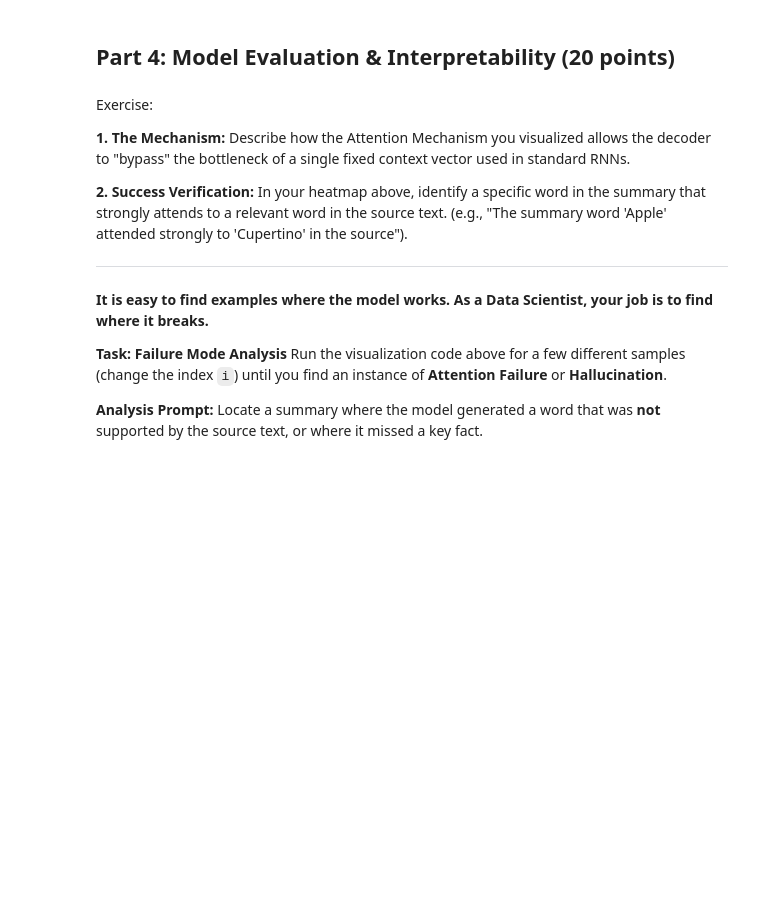
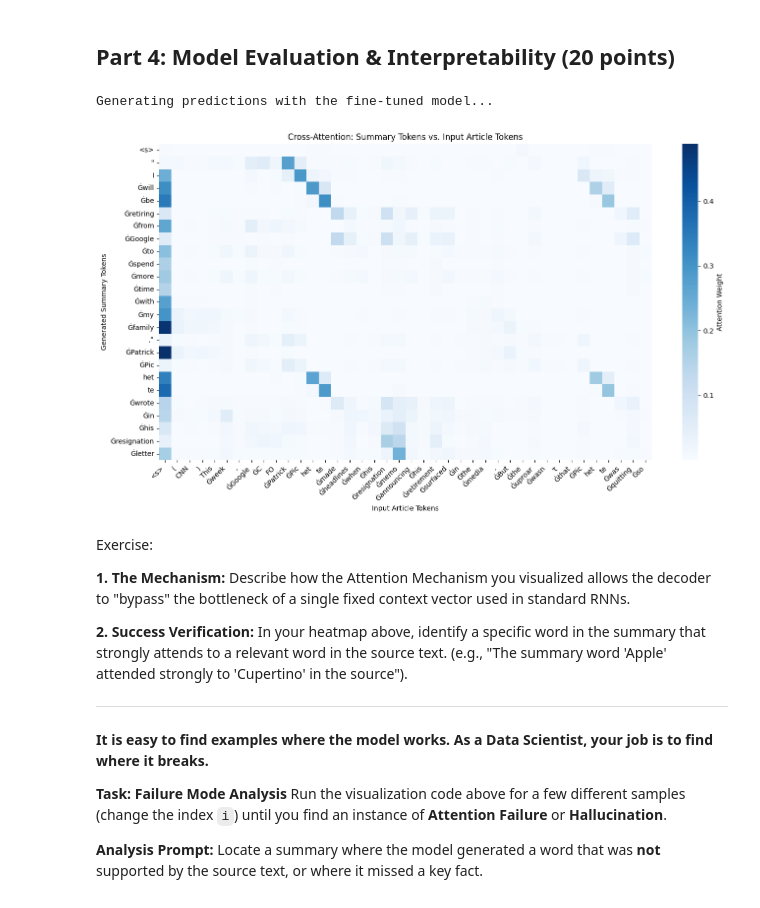
Before and after one commit to rcwaterman/DSE6212, a Jupyter notebook: Module 5/Week_5_Assignment_Seq2Seq_Attention(Studentversion)-1.ipynb, the cells around one changed output. Drawn from its saved outputs; the diff is of its cells as text; code cells hidden in the pictures; blank space fills up the shorter version.

Commit message:
Module 5 analysis completed. Preliminary results requires model checkpoint loading and evaluation.

```diff
--- a/Module 5/Week_5_Assignment_Seq2Seq_Attention(Studentversion)-1.ipynb
+++ b/Module 5/Week_5_Assignment_Seq2Seq_Attention(Studentversion)-1.ipynb
@@ -64,0 +68,4 @@ def preprocess_function(examples):
+# %%
+from datasets import load_dataset
+
+raw_dataset = load_dataset("cnn_dailymail", "3.0.0")
@@ -139,3 +285,43 @@ Exercise:
 # Qualitative Analysis Blank:
 # "In my heatmap, when the model generated the word '____', it was
 # specifically attending to the input tokens '____' and '____'."
+# %%
+import pandas as pd
+import numpy as np
+
+
+print("Generating predictions with the fine-tuned model...")
+predictions = trainer.predict(val_tokenized)
+
+# Get just the prediction matrices
+preds = np.array(predictions.predictions)
+
+"""# If the model returned raw logits (3D array) instead of token IDs,
+# grab the most likely token ID using argmax.
+if len(preds.shape) == 3:
+    preds = np.argmax(preds, axis=-1)
+
+# Replace -100 with the actual pad_token_id
+preds = np.where(preds != -100, preds, tokenizer.pad_token_id)
+labels = np.where(predictions.label_ids != -100, predictions.label_ids, tokenizer.pad_token_id)
+"""
+# Decode the cleaned predictions and labels
+decoded_preds = tokenizer.batch_decode(preds, skip_special_tokens=True)
+decoded_labels = tokenizer.batch_decode(predictions.label_ids, skip_special_tokens=True)
+
+# 3. Calculate Fine-Tuned ROUGE Scores
+fine_tuned_results = rouge.compute(predictions=decoded_preds, references=decoded_labels, use_stemmer=True)
+
+# 4. Generate the Comparison Table
+# (Assuming lead_3_results and zero_shot_results variables are still in your memory from Part 2)
+data = {
+    "Model / Heuristic": ["Lead-3 Baseline", "Zero-Shot bart-base", "Fine-Tuned bart-base"],
+    "ROUGE-1": [lead_3_results['rouge1'], zero_shot_results['rouge1'], fine_tuned_results['rouge1']], # Replace with your actual previous R-1 if needed
+    "ROUGE-L": [lead_3_results['rouge1'], zero_shot_results['rougeL'], fine_tuned_results['rougeL']]
+}
+
+df_scores = pd.DataFrame(data)
+print("\n--- Final ROUGE Score Comparison ---")
+print(df_scores.to_string(index=False))
+# %% [output]
+Generating predictions with the fine-tuned model...
@@ -142,3 +372,30 @@ Exercise:
+# %%
+# ==================== Part 4: Attention Visualization ====================
+
+# 1. Select ONE article from your test set
+sample_article = raw_dataset["validation"]["article"][100]
+
+# 2. Get the attention matrix and tokens
+attention_weights, x_tokens, y_tokens = aggregate_cross_attention(model, tokenizer, sample_article, device)
+
+# 3. Plot the Heatmap
+# We limit to the first 25 generated tokens and first 40 input tokens to keep the chart readable
+plt.figure(figsize=(14, 8))
+sns.heatmap(
+    attention_weights[:25, :40],
+    xticklabels=x_tokens[:40],
+    yticklabels=y_tokens[:25],
+    cmap="Blues",
+    cbar_kws={'label': 'Attention Weight'}
+)
+plt.title("Cross-Attention: Summary Tokens vs. Input Article Tokens")
+plt.xlabel("Input Article Tokens")
+plt.ylabel("Generated Summary Tokens")
+plt.xticks(rotation=45, ha='right')
+plt.tight_layout()
+plt.show()
+# %% [output]
+[figure, added]
 # %% [markdown]
 Exercise:
 
```
Also changed, not shown: parts of 10 cells of this notebook, 2 other files.
